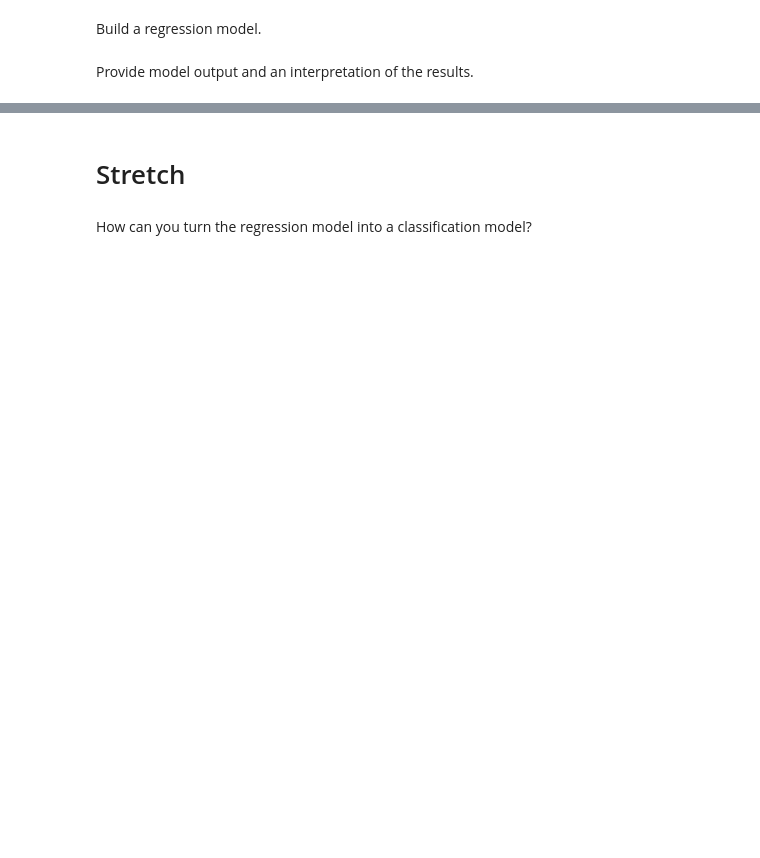
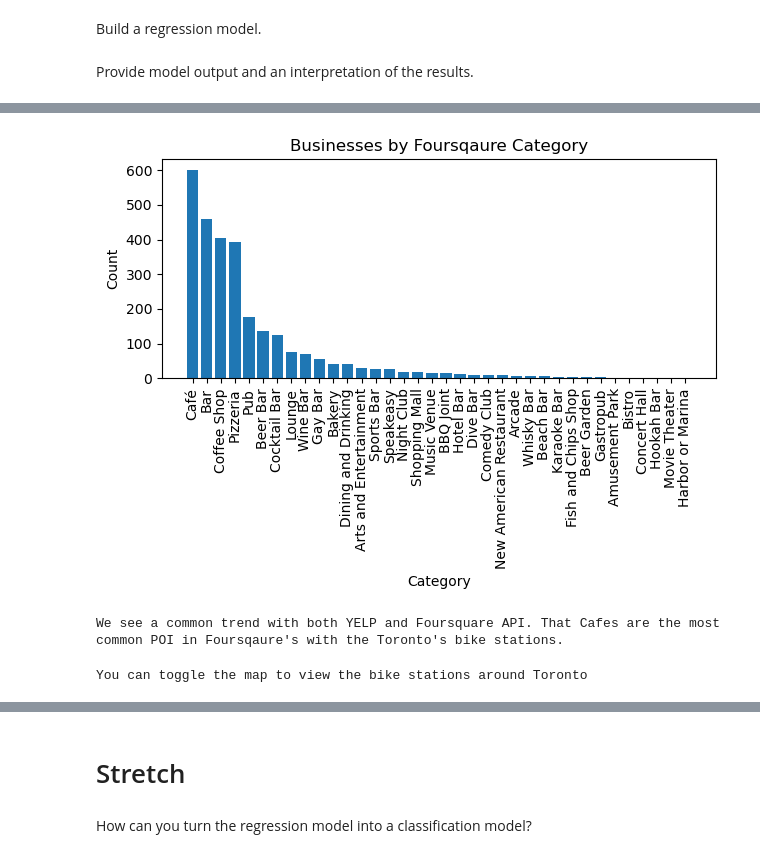
Before and after one commit to nasserothman/Python-Project, a Jupyter notebook: notebooks/model_building.ipynb, the cells around one changed output, grey strips where cells are left out. Saved outputs shown, nothing was run; the diff lists cells and outputs as text; code cells hidden in the pictures; blank space fills up the shorter version.

```diff
--- a/notebooks/model_building.ipynb
+++ b/notebooks/model_building.ipynb
@@ -5,22 +105,36 @@ Provide model output and an interpretation of the results.
 # %%
+#We're creating a bar chart using the Matplotlib data visualization library
+
+import pandas as pd
 import matplotlib.pyplot as plt
 
-# Count the number of businesses in each category
-category_counts = yelp_dataframe['POI_category'].value_counts()
+# Define the file path for the CSV file
+csv_file_foursqaure = "foursquare_data.csv"
+
+# Reading the data from the CSV file into a pandas DataFrame
+Foursquare_df = pd.read_csv(csv_file_foursqaure)
+
+# Counting the number of businesses in each category
+category_counts = Foursquare_df['categories'].value_counts()
 
 # Plot the bar chart
 plt.bar(category_counts.index, category_counts.values)
 
 # Set chart title and labels
-plt.title('Businesses by Yelp Category')
+plt.title('Businesses by Foursqaure Category')
 plt.xlabel('Category')
 plt.ylabel('Count')
 
 # Rotate x-axis labels if needed
 plt.xticks(rotation=90)
 
 # Adjust plot layout if needed
 plt.tight_layout()
 
 # Display the chart
 plt.show()
+
+print("We see a common trend with both YELP and Foursquare API. That Cafes are the most common POI in Foursqaure's with the Toronto's bike stations.")
+# %% [output]
+[figure, added]
+We see a common trend with both YELP and Foursquare API. That Cafes are the most common POI in Foursqaure's with the Toronto's bike stations.
@@ -49,12 +141,21 @@ plt.show()
 # %%
 #this shows all the bike statons in toronto
 import folium
+import pandas as pd
+import matplotlib.pyplot as plt
 
-center_lat = df2.at[0, 'latitude']
-center_lon = df2.at[0, 'longitude']
+# Define the file path for the CSV file
+csv_file_city = "city_data.csv"
+
+# Reading the data from the CSV file into a pandas DataFrame
+df1 = pd.read_csv(csv_file_city)
+
+
+center_lat = df1.at[0, 'latitude']
+center_lon = df1.at[0, 'longitude']
 map_yelp = folium.Map(location=[center_lat, center_lon], zoom_start=12)
 
-for index, row in df2.iterrows():
+for index, row in df1.iterrows():
     lat = row['latitude']
     lon = row['longitude']
     folium.Marker([lat, lon]).add_to(map_yelp)
@@ -62,3 +163,6 @@ for index, row in df2.iterrows():
 
 
 map_yelp
+print("You can toggle the map to view the bike stations around Toronto")
+# %% [output]
+You can toggle the map to view the bike stations around Toronto
```
Also changed, not shown: parts of 12 cells of this notebook, 9 other files.
